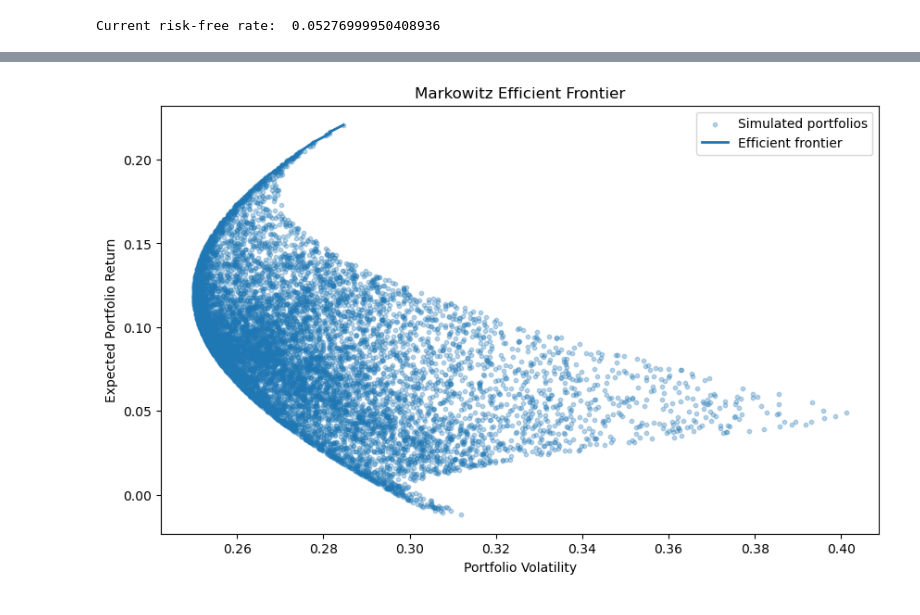
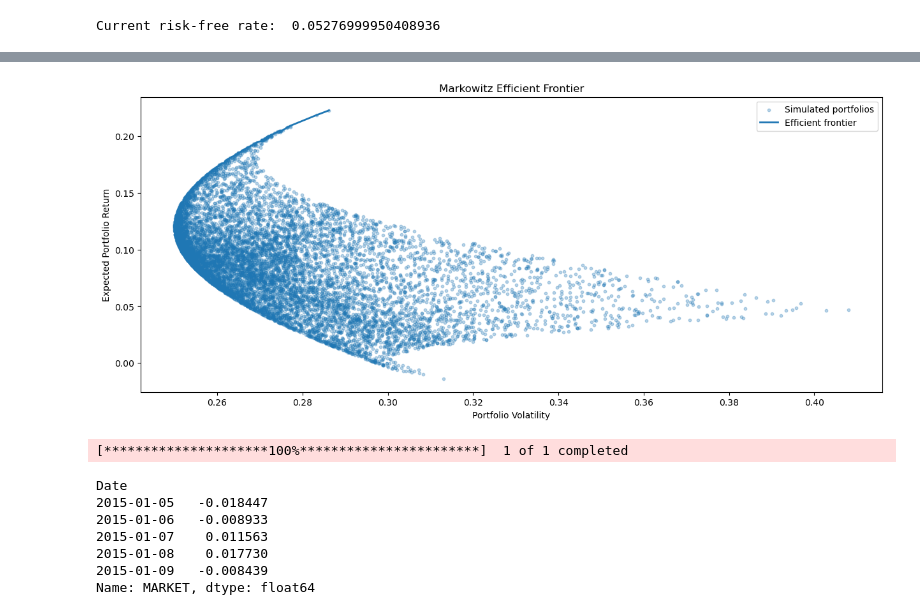
Before and after one commit to Priyansh956/Risk-engine-, a Jupyter notebook: notebooks/main.ipynb, the cells around one changed output, grey strips where cells are left out. Saved outputs shown, nothing was run; the diff lists cells and outputs as text; code cells hidden in the pictures.

```diff
--- a/notebooks/main.ipynb
+++ b/notebooks/main.ipynb
@@ -275,19 +275,19 @@ efficient_volatilities = sorted_volatilities[efficient_mask]
 
 efficient_returns = sorted_returns[efficient_mask]
 # %%
-plt.figure(figsize=(10, 6))
+plt.figure(figsize=(15, 6))
 
 # All simulated portfolios
 plt.scatter(portfolio_volatilites, portfolio_returns, s=10, alpha=0.3, label="Simulated portfolios")
 
 # Efficient frontier
 plt.plot(efficient_volatilities, efficient_returns, linewidth=2, label="Efficient frontier")
 
 plt.xlabel("Portfolio Volatility")
 plt.ylabel("Expected Portfolio Return")
 plt.title("Markowitz Efficient Frontier")
 plt.legend()
 
 plt.show()
 # %% [output]
-[figure, old version]
+[figure, new version]
@@ -293,0 +298,27 @@ plt.show()
+# %%
+# Using the S&P 500 as the market benchmark
+
+market_data = yf.download(
+    "^GSPC",
+    start="2015-01-01",
+    auto_adjust=False,
+)["Adj Close"]
+
+market_data = market_data.squeeze()
+
+market_returns = np.log(
+    market_data / market_data.shift(1)
+).dropna()
+
+market_returns.name = "MARKET"
+
+market_returns.head()
+# %% [output]
+[*********************100%***********************]  1 of 1 completed
+Date
+2015-01-05   -0.018447
+2015-01-06   -0.008933
+2015-01-07    0.011563
+2015-01-08    0.017730
+2015-01-09   -0.008439
+Name: MARKET, dtype: float64
```
Also changed, not shown: parts of 9 cells of this notebook.
